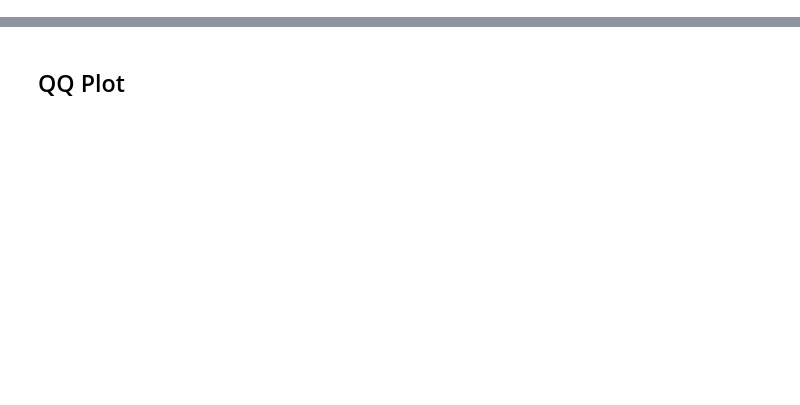
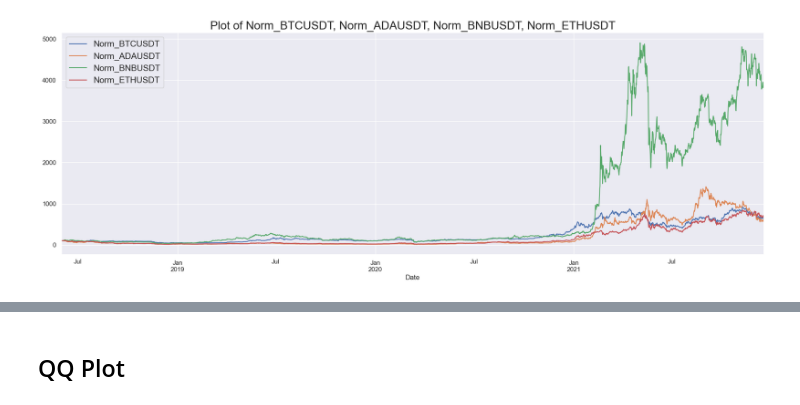
Before and after one commit to kings-data-quest/Crypto_time_series_analysis, a Jupyter notebook: notebooks/2.0-prof-initial_data_exploration.ipynb, the cells around one changed output, grey strips where cells are left out. Cells and saved outputs as stored; diff of their text form; code cells hidden in the pictures; blank space fills up the shorter version.

```diff
--- a/notebooks/2.0-prof-initial_data_exploration.ipynb
+++ b/notebooks/2.0-prof-initial_data_exploration.ipynb
@@ -102 +109,5 @@ def plot(df, columns):
     plt.show()
+# %%
+plot(df, ['Norm_BTCUSDT', 'Norm_ADAUSDT', 'Norm_BNBUSDT', 'Norm_ETHUSDT'])
+# %% [output]
+[figure, added]
```
Also changed, not shown: parts of 50 cells of this notebook, 35 other files.
